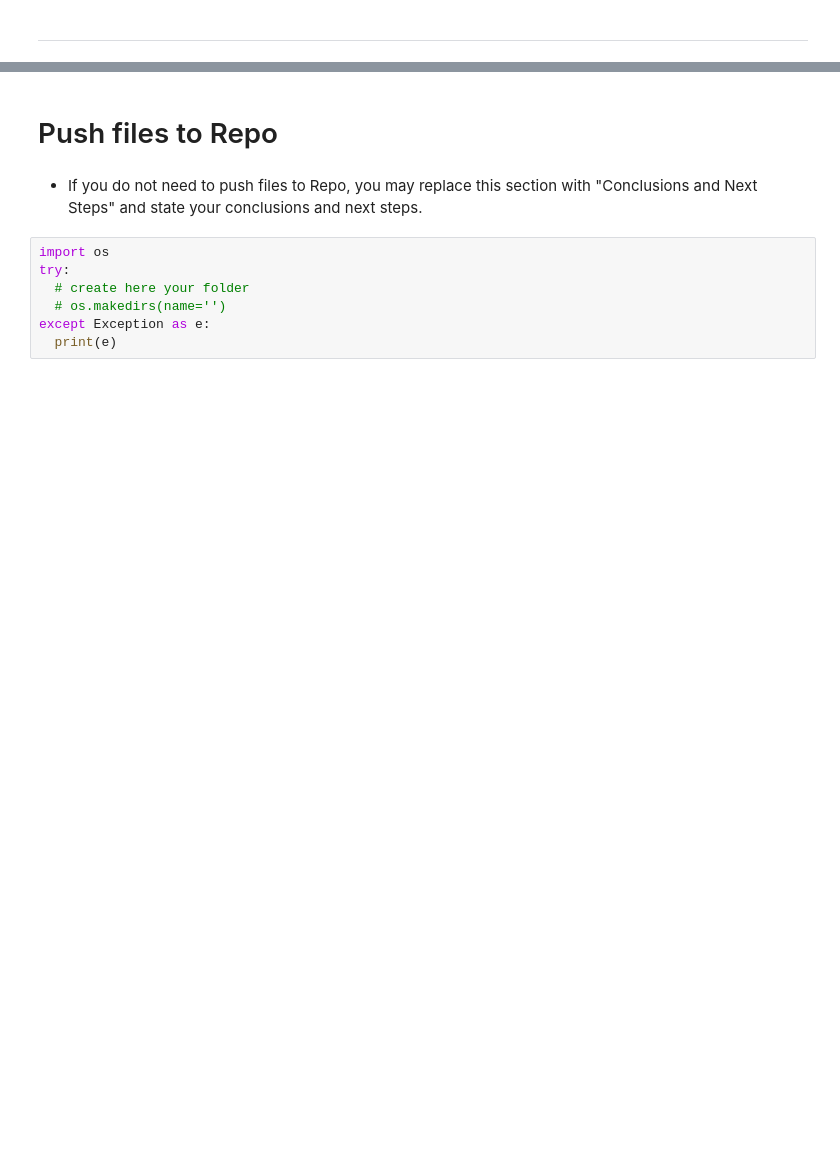
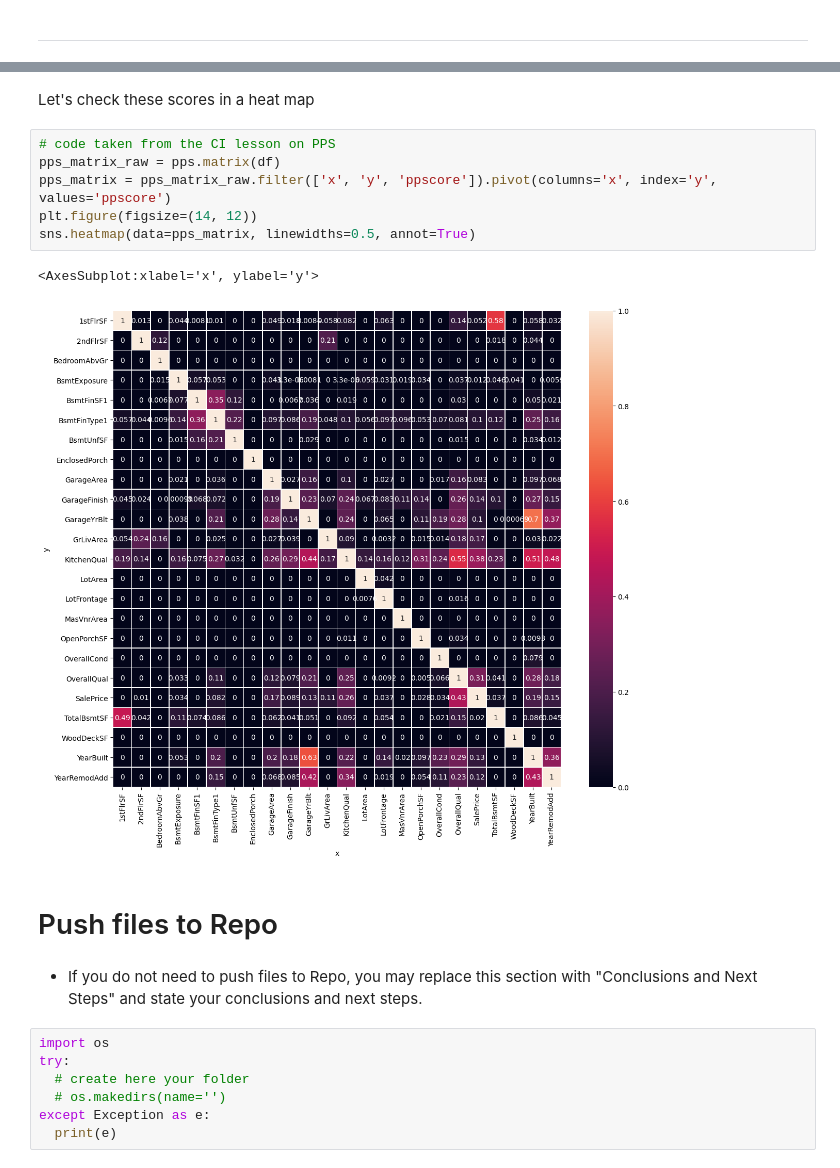
Before and after one commit to DevFabrizio/Fabrizio-Project-Five, a Jupyter notebook: jupyter_notebooks/Data Cleaning.ipynb, the cells around one changed output, grey strips where cells are left out. Saved outputs shown, nothing was run; the diff lists cells and outputs as text; blank space fills up the shorter version.

```diff
--- a/jupyter_notebooks/Data Cleaning.ipynb
+++ b/jupyter_notebooks/Data Cleaning.ipynb
@@ -325,3 +345,14 @@ corr_plots_saleprice(df_ohe, df_ohe_corr_spearman.index.to_list())
+# %% [markdown]
+Let's check these scores in a heat map
+# %%
+# code taken from the CI lesson on PPS
+pps_matrix_raw = pps.matrix(df)
+pps_matrix = pps_matrix_raw.filter(['x', 'y', 'ppscore']).pivot(columns='x', index='y', values='ppscore')
+plt.figure(figsize=(14, 12))
+sns.heatmap(data=pps_matrix, linewidths=0.5, annot=True)
+# %% [output]
+<AxesSubplot:xlabel='x', ylabel='y'>
+[figure, added]
 # %% [markdown]
 # Push files to Repo
 # %% [markdown]
```
Also changed, not shown: parts of 3 cells of this notebook.
